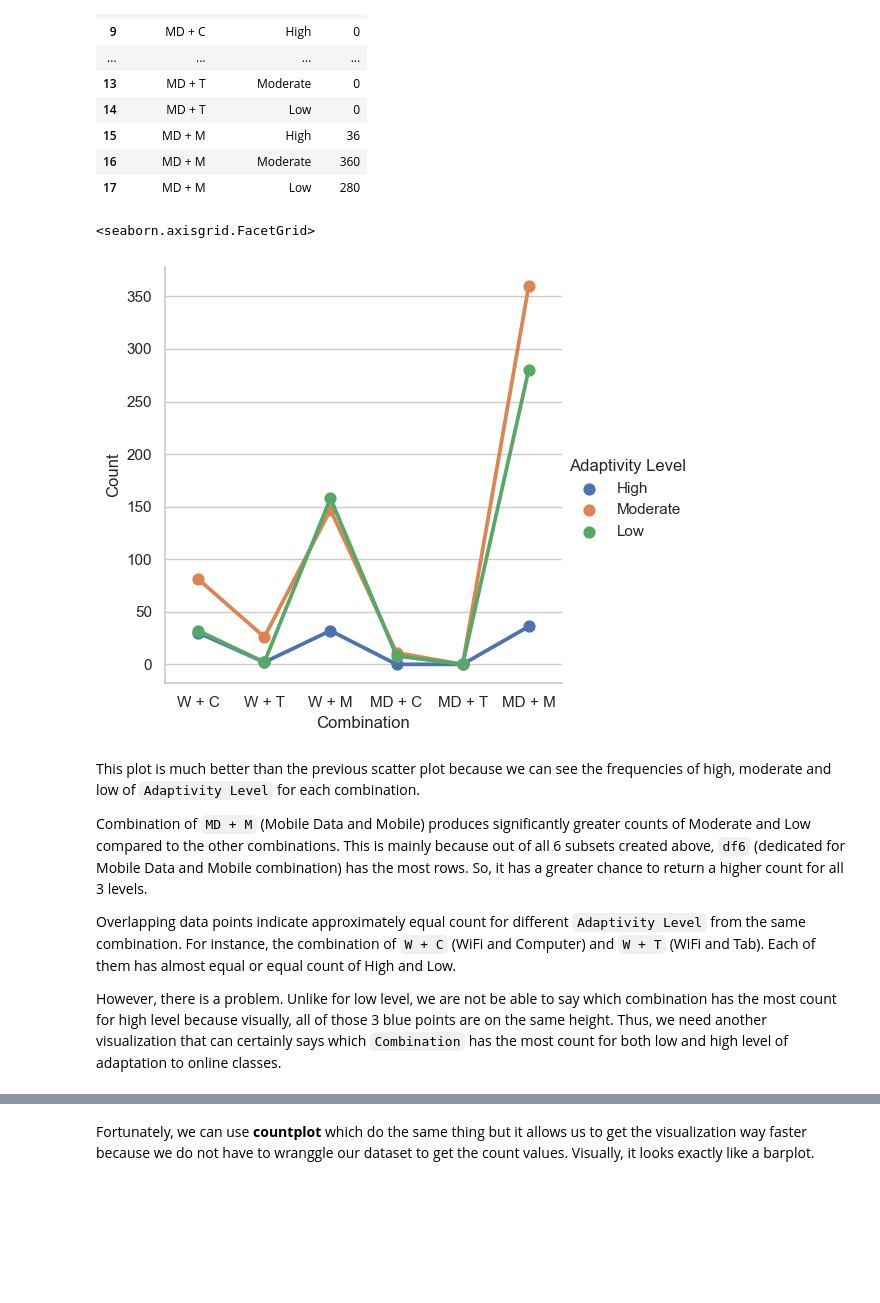
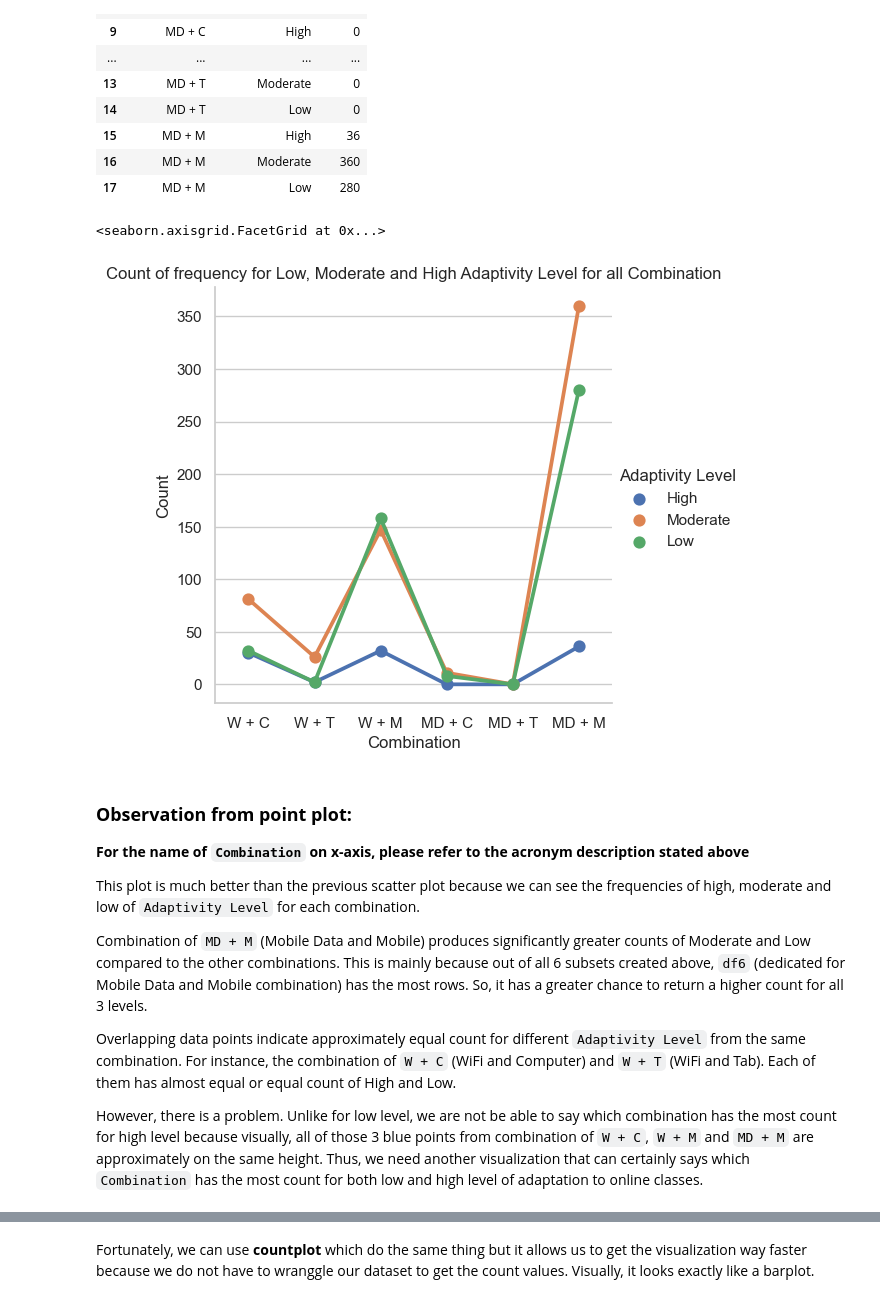
Before and after one commit to ubco-W2022T2-data301/project-group-group37, a Jupyter notebook: analysis/analysis3.ipynb, the cells around one changed output, grey strips where cells are left out. Saved outputs shown, nothing was run; the diff lists cells and outputs as text; code cells hidden in the pictures; blank space fills up the shorter version.

```diff
--- a/analysis/analysis3.ipynb
+++ b/analysis/analysis3.ipynb
@@ -47,6 +46,6 @@ mainDF
 | 1204 | Girl | 11-15 | School | Non Government | No | Yes | Low | ... |
 1205 rows × 14 columns
 # %%
-df = mainDF.drop(["Gender", "Age", "Education Level", "Institution Type", "IT Student", "Location", "Load-shedding", "Network Type", "Class Duration", "Self Lms"], axis = "columns")
+df = mainDF.drop(["Gender", "Age", "Education Level", "Institution Type", "IT Student", "Location", "Load-shedding", "Financial Condition", "Class Duration", "Self Lms"], axis = "columns")
 df
 # %% [output]
@@ -173,15 +207,19 @@ countDF
 # %%
 # Construct a point plot
 sns.set_theme(style = "whitegrid")
-sns.catplot(data = countDF, x = "Combination", y = "Count", hue = "Adaptivity Level", kind = "point")
+sns.catplot(data = countDF, x = "Combination", y = "Count", hue = "Adaptivity Level", kind = "point").set(title = "Count of frequency for Low, Moderate and High Adaptivity Level for all Combination")
 # %% [output]
-<seaborn.axisgrid.FacetGrid>
+<seaborn.axisgrid.FacetGrid at 0x...>
-[figure, old version]
+[figure, new version]
 # %% [markdown]
+### **Observation from point plot:**
+
+**For the name of `Combination` on x-axis, please refer to the acronym description stated above**
+
 This plot is much better than the previous scatter plot because we can see the frequencies of high, moderate and low of `Adaptivity Level` for each combination.
 
 Combination of `MD + M` (Mobile Data and Mobile) produces significantly greater counts of Moderate and Low compared to the other combinations. This is mainly because out of all 6 subsets created above, `df6` (dedicated for Mobile Data and Mobile combination) has the most rows. So, it has a greater chance to return a higher count for all 3 levels.
 
 Overlapping data points indicate approximately equal count for different `Adaptivity Level` from the same combination. For instance, the combination of `W + C` (WiFi and Computer) and `W + T` (WiFi and Tab). Each of them has almost equal or equal count of High and Low.
 
-However, there is a problem. Unlike for low level, we are not be able to say which combination has the most count for high level because visually, all of those 3 blue points are on the same height. Thus, we need another visualization that can certainly says which `Combination` has the most count for both low and high level of adaptation to online classes.
+However, there is a problem. Unlike for low level, we are not be able to say which combination has the most count for high level because visually, all of those 3 blue points from combination of `W + C`, `W + M` and `MD + M` are approximately on the same height. Thus, we need another visualization that can certainly says which `Combination` has the most count for both low and high level of adaptation to online classes.
```
Also changed, not shown: parts of 29 cells of this notebook.
